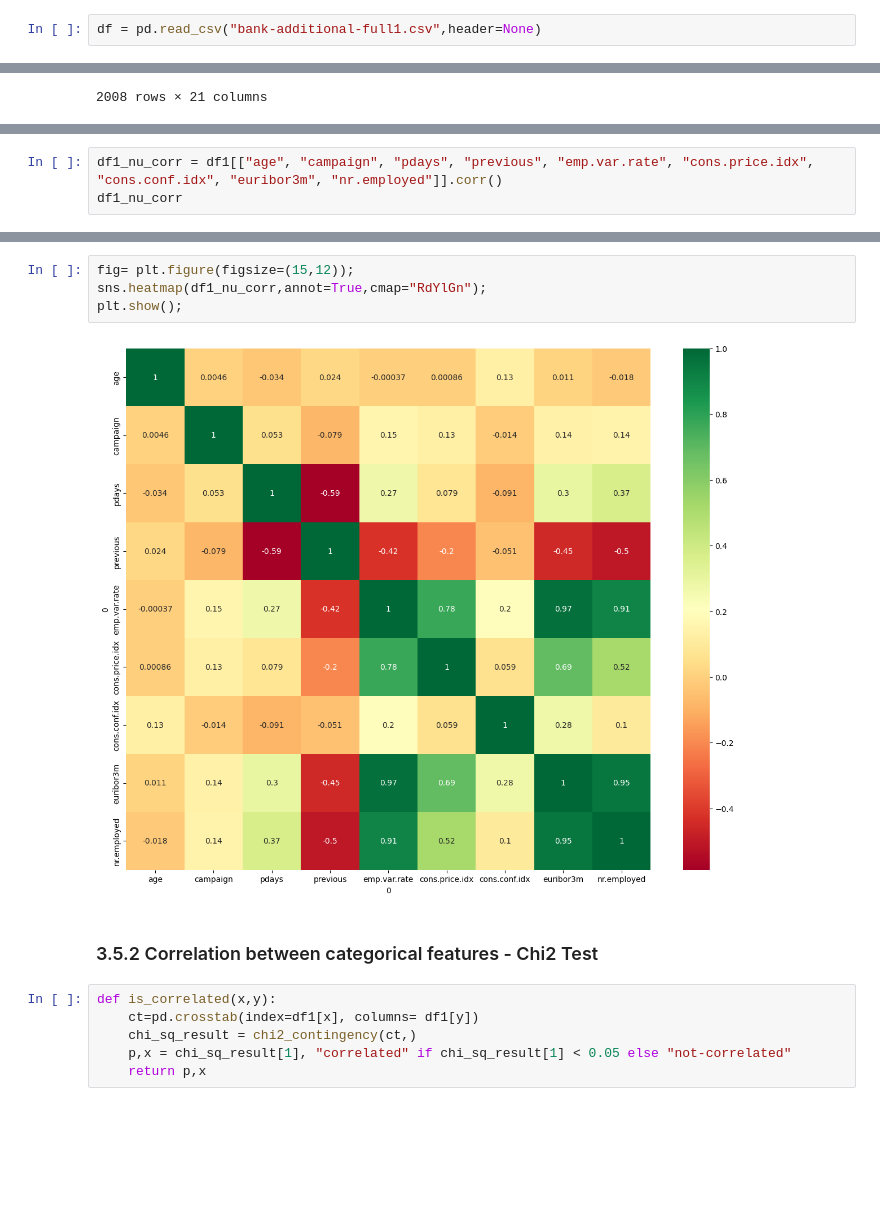
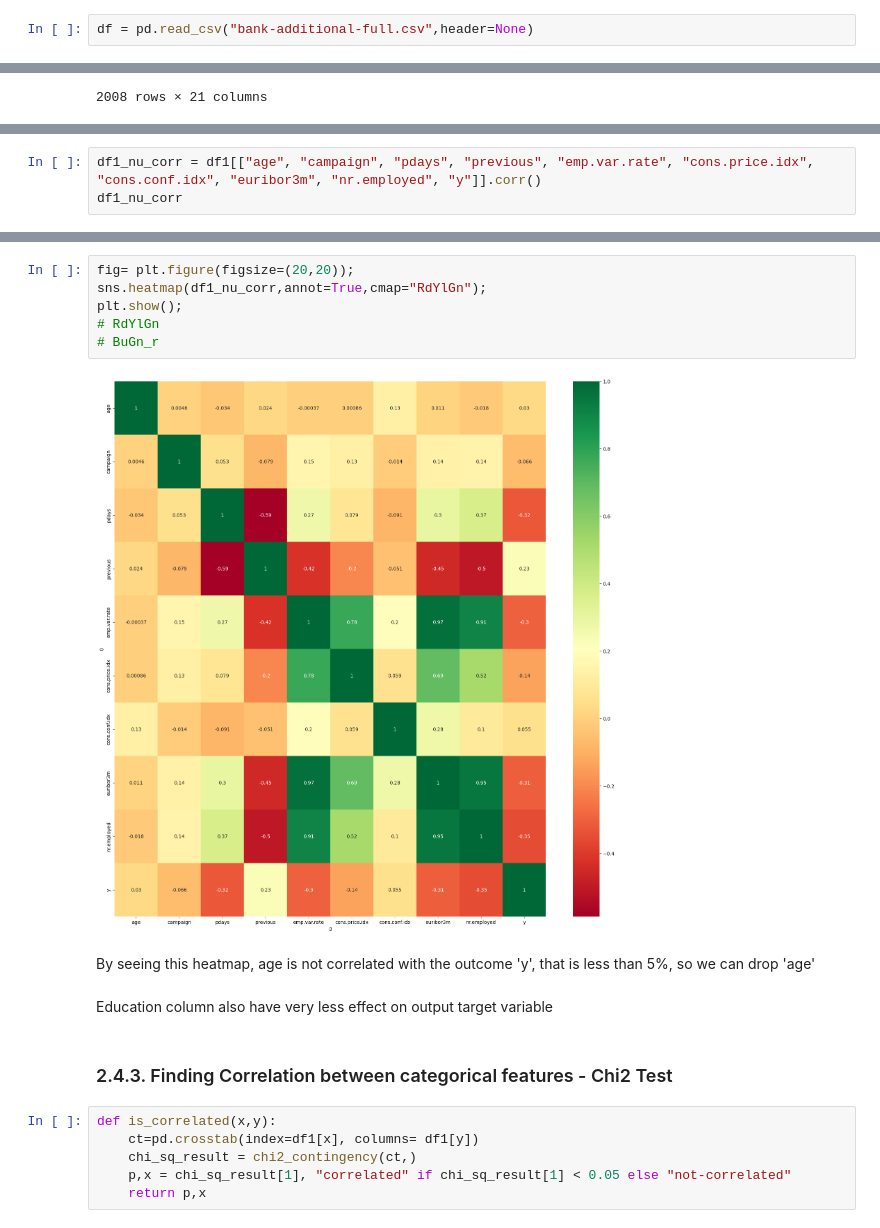
Before and after one commit to Akellesh/Predicting-Term-Deposit-Subscription-by-a-client, a Jupyter notebook: Predicting_Term_Deposit_Subscription_by_a_client_SVM_Project.ipynb, the cells around one changed output, grey strips where cells are left out. Saved outputs shown, nothing was run; the diff lists cells and outputs as text; blank space fills up the shorter version.

```diff
--- a/Predicting_Term_Deposit_Subscription_by_a_client_SVM_Project.ipynb
+++ b/Predicting_Term_Deposit_Subscription_by_a_client_SVM_Project.ipynb
@@ -137,5 +150,5 @@ from sklearn.svm import SVC
 # %%
-df = pd.read_csv("bank-additional-full1.csv",header=None)
+df = pd.read_csv("bank-additional-full.csv",header=None)
 # %%
 df
 # %% [output]
@@ -712,5 +821,5 @@ df1.hist(figsize=(12,12));
 # %%
-df1_nu_corr = df1[["age", "campaign", "pdays", "previous", "emp.var.rate", "cons.price.idx", "cons.conf.idx", "euribor3m", "nr.employed"]].corr()
+df1_nu_corr = df1[["age", "campaign", "pdays", "previous", "emp.var.rate", "cons.price.idx", "cons.conf.idx", "euribor3m", "nr.employed", "y"]].corr()
 df1_nu_corr
 # %% [output]
 |  | age | campaign | pdays | previous | emp.var.rate | cons.price.idx | cons.conf.idx | euribor3m | ... |
@@ -727,11 +837,17 @@ df1_nu_corr
 # %%
-fig= plt.figure(figsize=(15,12));
+fig= plt.figure(figsize=(20,20));
 sns.heatmap(df1_nu_corr,annot=True,cmap="RdYlGn");
 plt.show();
+# RdYlGn
+# BuGn_r
 # %% [output]
-[figure, old version]
+[figure, new version]
+# %% [markdown]
+By seeing this heatmap, age is not correlated with the outcome 'y', that is less than 5%, so we can drop 'age'
+# %% [markdown]
+Education column also have very less effect on output target variable
 # %% [markdown]
-### 3.5.2 Correlation between categorical features - Chi2 Test
+### 2.4.3. Finding Correlation between categorical features - Chi2 Test
 # %%
 def is_correlated(x,y):
     ct=pd.crosstab(index=df1[x], columns= df1[y])
```
Also changed, not shown: parts of 147 cells of this notebook.
